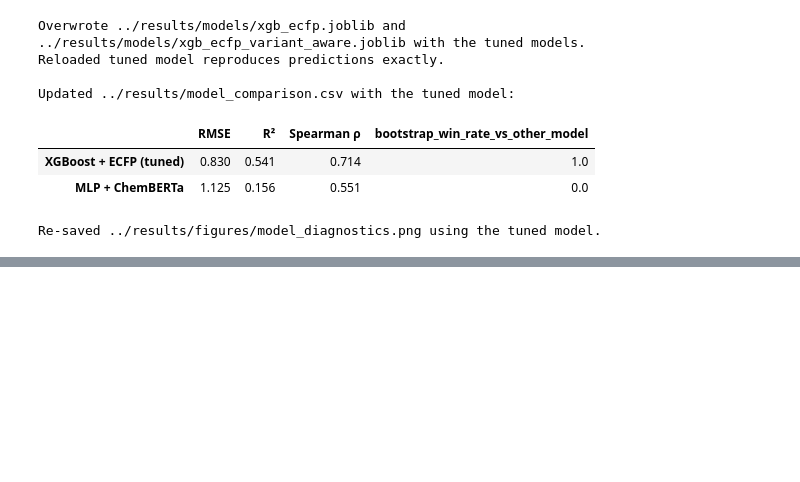
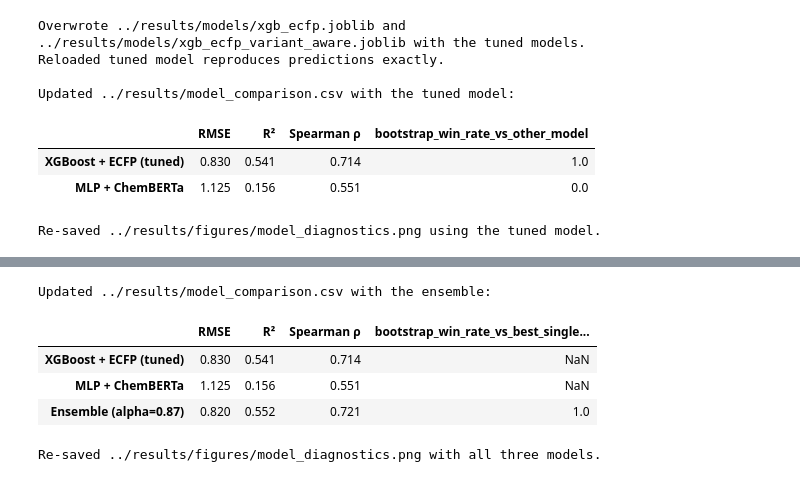
Before and after one commit to leabrodyheine/kit-inhibitor-binding-prediction, a Jupyter notebook: notebooks/04_model_training.ipynb, the cells around one changed output, grey strips where cells are left out. Drawn from its saved outputs; the diff is of its cells as text; code cells hidden in the pictures; blank space fills up the shorter version.

```diff
--- a/notebooks/04_model_training.ipynb
+++ b/notebooks/04_model_training.ipynb
@@ -546,3 +628,42 @@ Re-saved ../results/figures/model_diagnostics.png using the tuned model.
+# %%
+ensemble_win_rates = bootstrap_compare(y_test, ensemble_preds, tuned_ecfp_preds, n_boot=1000, seed=0)
+
+full_comparison = pd.DataFrame(
+    {
+        "XGBoost + ECFP (tuned)": tuned_metrics,
+        "MLP + ChemBERTa": chemberta_metrics,
+        f"Ensemble (alpha={best_alpha:.2f})": ensemble_metrics,
+    }
+).T
+full_comparison.columns = ["RMSE", "R²", "Spearman ρ"]
+full_comparison["bootstrap_win_rate_vs_best_single_model"] = [
+    np.nan,  # XGBoost + ECFP (tuned) is itself the best single model being compared against
+    np.nan,  # MLP + ChemBERTa already loses to XGBoost by construction (step 5); not re-compared here
+    ensemble_win_rates["rmse"],
+]
+
+comparison_path = RESULTS_DIR / "model_comparison.csv"
+full_comparison.to_csv(comparison_path)
+print(f"Updated {comparison_path} with the ensemble:")
+display(full_comparison.round(3))
+
+fig = plot_diagnostics(
+    y_test,
+    {
+        "XGBoost + ECFP (tuned)": tuned_ecfp_preds,
+        "MLP + ChemBERTa": chemberta_preds,
+        f"Ensemble (alpha={best_alpha:.2f})": ensemble_preds,
+    },
+    save_path=FIGURES_DIR / "model_diagnostics.png",
+)
+print(f"Re-saved {FIGURES_DIR / 'model_diagnostics.png'} with all three models.")
+# %% [output]
+Updated ../results/model_comparison.csv with the ensemble:
+|  | RMSE | R² | Spearman ρ | bootstrap_win_rate_vs_best_single... |
+| XGBoost + ECFP (tuned) | 0.830 | 0.541 | 0.714 | NaN |
+| MLP + ChemBERTa | 1.125 | 0.156 | 0.551 | NaN |
+| Ensemble (alpha=0.87) | 0.820 | 0.552 | 0.721 | 1.0 |
+Re-saved ../results/figures/model_diagnostics.png with all three models.
 # %% [markdown]
 ### Summary
 
```
Also changed, not shown: parts of 6 cells of this notebook, 6 other files.
